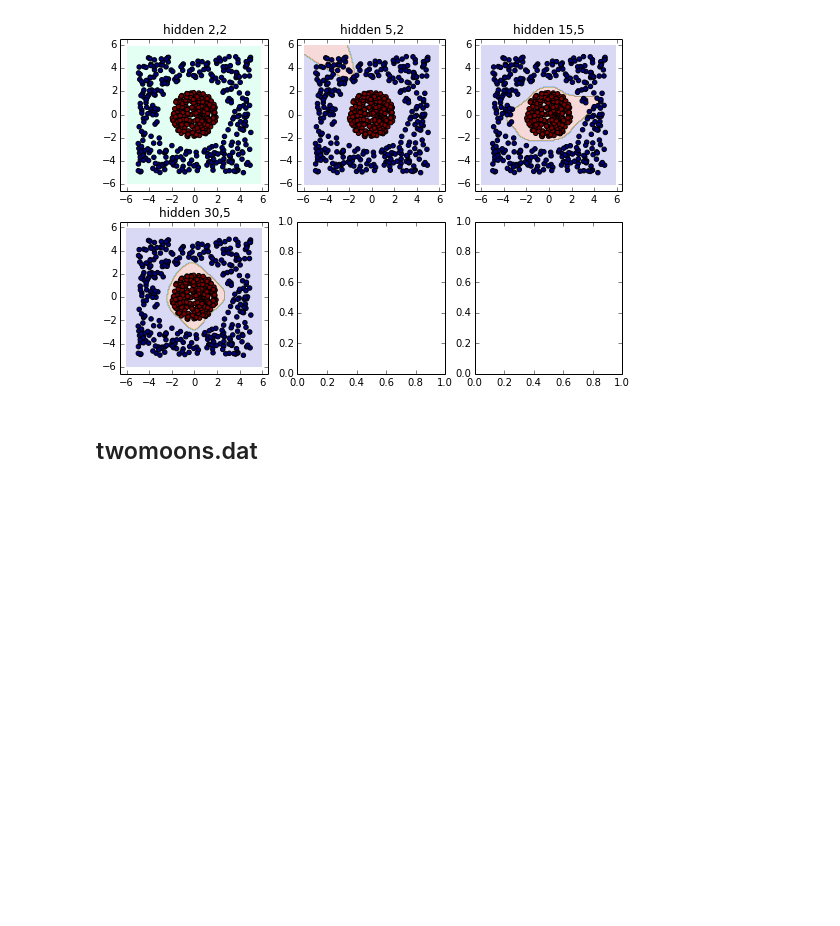
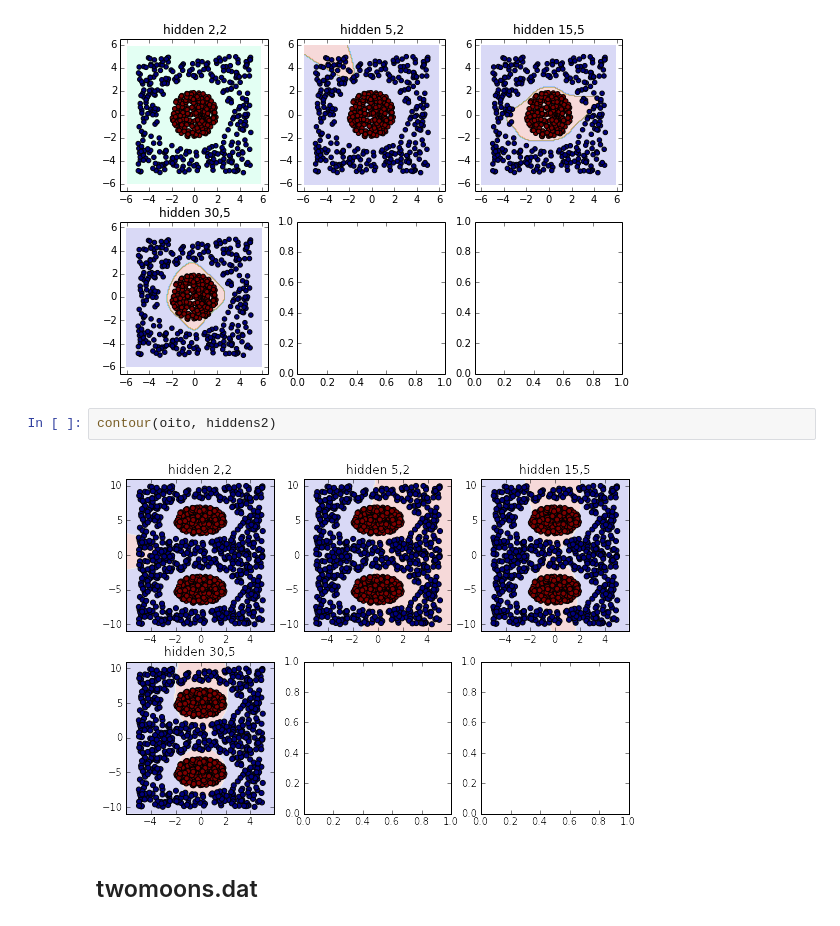
Before and after one commit to abevieiramota/mestrado-ICA, a Jupyter notebook: Trabalho 4.ipynb, the cells around one changed output. Saved outputs shown, nothing was run; the diff lists cells and outputs as text; blank space fills up the shorter version.

```diff
--- a/Trabalho 4.ipynb
+++ b/Trabalho 4.ipynb
@@ -110,6 +103,10 @@ contour(xor, hiddens1)
 contour(circular, hiddens2)
 # %% [output]
 [figure]
+# %%
+contour(oito, hiddens2)
+# %% [output]
+[figure, added]
 # %% [markdown]
 ## twomoons.dat
 # %%
```
Also changed, not shown: parts of 1 cell of this notebook, 1 other file.
